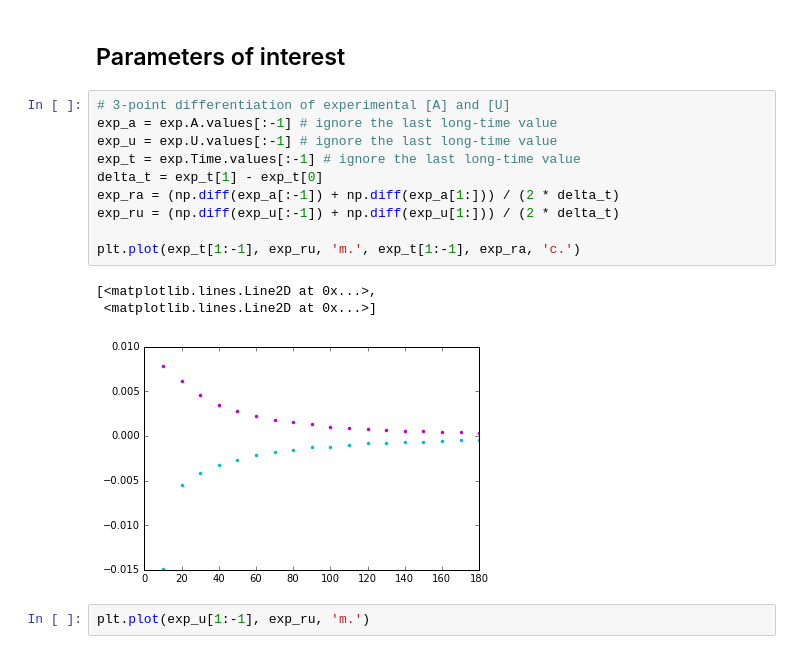
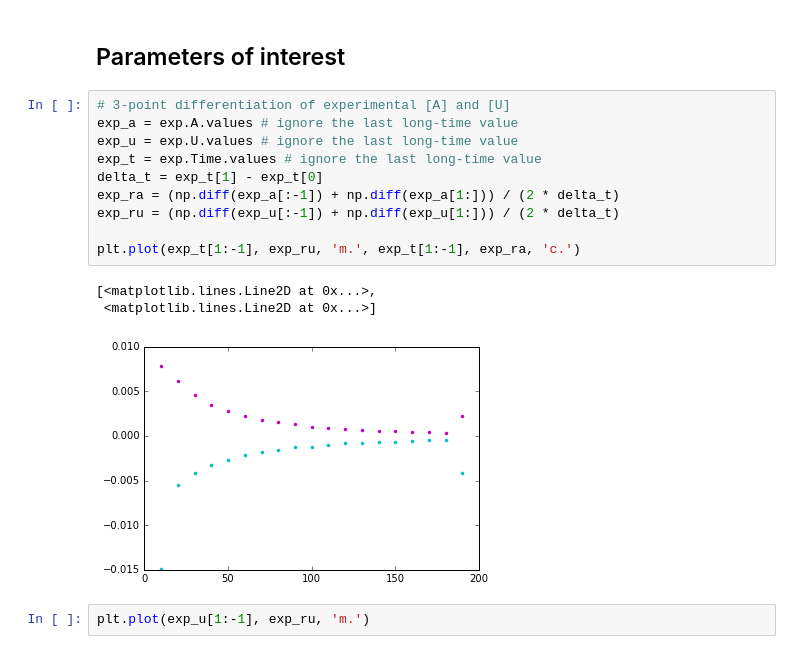
Before and after one commit to ayisakov/kinetics-project, a Jupyter notebook: validator - Copy.ipynb, the cells around one changed output. Saved outputs shown, nothing was run; the diff lists cells and outputs as text.

```diff
--- a/validator - Copy.ipynb
+++ b/validator - Copy.ipynb
@@ -169,18 +169,18 @@ plt.plot(times, A, 'b.',
 ## Parameters of interest
 # %%
 # 3-point differentiation of experimental [A] and [U]
-exp_a = exp.A.values[:-1] # ignore the last long-time value
-exp_u = exp.U.values[:-1] # ignore the last long-time value
-exp_t = exp.Time.values[:-1] # ignore the last long-time value
+exp_a = exp.A.values # ignore the last long-time value
+exp_u = exp.U.values # ignore the last long-time value
+exp_t = exp.Time.values # ignore the last long-time value
 delta_t = exp_t[1] - exp_t[0]
 exp_ra = (np.diff(exp_a[:-1]) + np.diff(exp_a[1:])) / (2 * delta_t)
 exp_ru = (np.diff(exp_u[:-1]) + np.diff(exp_u[1:])) / (2 * delta_t)
 
 plt.plot(exp_t[1:-1], exp_ru, 'm.', exp_t[1:-1], exp_ra, 'c.')
 # %% [output]
 [<matplotlib.lines.Line2D at 0x...>,
  <matplotlib.lines.Line2D at 0x...>]
-[figure, old version]
+[figure, new version]
 # %%
 plt.plot(exp_u[1:-1], exp_ru, 'm.')
 # %% [output]
```
Also changed, not shown: 2 other files.
